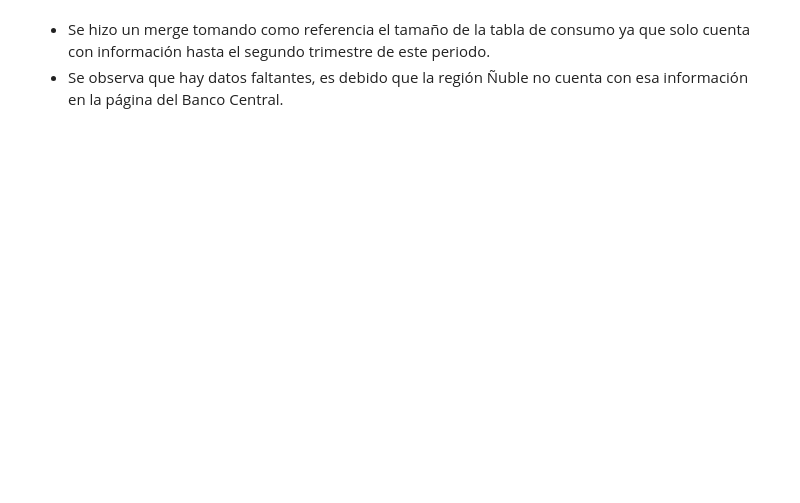
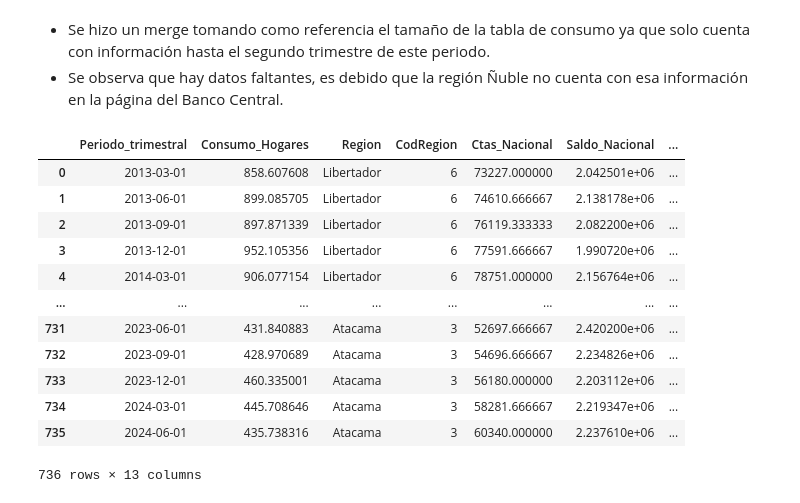
Before and after one commit to josegdotcom/imt2200-actividad-2024, a Jupyter notebook: datos de economia/Creación_Base_economía_banco_Central.ipynb, the cells around one changed output. Cells and saved outputs as stored; diff of their text form; code cells hidden in the pictures; blank space fills up the shorter version.

```diff
--- a/datos de economia/Creación_Base_economía_banco_Central.ipynb
+++ b/datos de economia/Creación_Base_economía_banco_Central.ipynb
@@ -255,10 +287,14 @@ path = '/content/drive/MyDrive/CD-FINAL/datos de economia/Datos_ordenados_1/'
 df_consumo_trimes = pd.read_parquet(f'{path}df_consumo_trimestral.parquet', engine='pyarrow')
 df_Ind_finan_trimes = pd.read_parquet(f'{path}df_Ind_finan_trimes.parquet', engine='pyarrow')
 df_Ind_des_trimes = pd.read_parquet(f'{path}df_Ind_des_trimes.parquet', engine='pyarrow')
+df_pib_reg_trimes = pd.read_parquet(f'{path}pib_regional.parquet', engine='pyarrow')
 # %%
 print('df_consumo_trimes:',df_consumo_trimes.shape)
 print('df_Ind_finan_trimes:',df_Ind_finan_trimes.shape)
 print('df_Ind_des_trimes:',df_Ind_des_trimes.shape)
+print('df_pib_reg_trimes:',df_pib_reg_trimes.shape)
+
+df_pib_reg_trimes.rename(columns={"fecha": "Periodo_trimestral", 'region': 'Region', "PIB": "pib regional"}, inplace=True)
 # %% [output]
 df_consumo_trimes: (736, 3)
 df_Ind_finan_trimes: (729, 7)
@@ -266,4 +306,6 @@ df_Ind_des_trimes: (752, 5)
 # %%
-df_economia_final = df_consumo_trimes.merge(df_Ind_finan_trimes, how = 'left', on = ['Periodo_trimestral','Region'])
-df_economia_final = df_economia_final.merge(df_Ind_des_trimes, how = 'left', on = ['Periodo_trimestral','Region'])
-df_economia_final.shape
+df_economia_final = df_consumo_trimes.merge(df_Ind_finan_trimes, how = 'left', on = ['Periodo_trimestral','Region', "Cod_Region"])
+df_economia_final = df_economia_final.merge(df_Ind_des_trimes, how = 'left', on = ['Periodo_trimestral','Region', "Cod_Region"])
+df_economia_final = df_economia_final.merge(df_pib_reg_trimes, how = 'left', on=['Periodo_trimestral','Region', "Cod_Region"])
+
+df_economia_final["Cod_Region"] = df_economia_final["Cod_Region"].astype(int)
@@ -293,5 +349,40 @@ memory usage: 63.4+ KB
 # %% [markdown]
 - Se hizo un merge tomando como referencia el tamaño de la tabla de consumo ya que solo cuenta con información hasta el segundo trimestre de este periodo.
 - Se observa que hay datos faltantes, es debido que la región Ñuble no cuenta con esa información en la página del Banco Central.
+# %%
+columnas = {
+    'Periodo_trimestral': 'Periodo_trimestral',
+    'Consumo_de_hogares_e_IPSFL': 'Consumo_Hogares',
+    'Region': 'Region',
+    'Cod_Region': 'CodRegion',
+    '1.Número de cuentas corrientes de personas naturales en moneda nacional': 'Ctas_Nacional',
+    '2.Saldo promedio de cuentas corrientes de personas naturales en moneda nacional (en pesos)': 'Saldo_Nacional',
+    '3.Número de cuentas corrientes de personas naturales en moneda extranjera': 'Ctas_Extranjera',
+    '4.Saldo promedio de cuentas corrientes de personas naturales en moneda extranjera (en pesos)': 'Saldo_Extranjero',
+    '5.Saldo de cuentas a la vista (en millones de pesos)': 'Saldo_Vista',
+    '1.Fuerza de trabajo (Miles de personas)': 'Fuerza_Trabajo',
+    '2.Ocupados (Miles de personas)': 'Ocupados',
+    '3.Tasa de desocupación (%)': 'Tasa_Desocupacion',
+    'pib regional': 'PIB_Regional'
+}
+
+# Aplicar el cambio de nombre
+df_economia_final.rename(columns=columnas, inplace=True)
+# %%
+df_economia_final
+# %% [output]
+|  | Periodo_trimestral | Consumo_Hogares | Region | CodRegion | Ctas_Nacional | Saldo_Nacional | ... |
+| 0 | 2013-03-01 | 858.607608 | Libertador | 6 | 73227.000000 | 2.042501e+06 | ... |
+| 1 | 2013-06-01 | 899.085705 | Libertador | 6 | 74610.666667 | 2.138178e+06 | ... |
+| 2 | 2013-09-01 | 897.871339 | Libertador | 6 | 76119.333333 | 2.082200e+06 | ... |
+| 3 | 2013-12-01 | 952.105356 | Libertador | 6 | 77591.666667 | 1.990720e+06 | ... |
+| 4 | 2014-03-01 | 906.077154 | Libertador | 6 | 78751.000000 | 2.156764e+06 | ... |
+| ... | ... | ... | ... | ... | ... | ... | ... |
+| 731 | 2023-06-01 | 431.840883 | Atacama | 3 | 52697.666667 | 2.420200e+06 | ... |
+| 732 | 2023-09-01 | 428.970689 | Atacama | 3 | 54696.666667 | 2.234826e+06 | ... |
+| 733 | 2023-12-01 | 460.335001 | Atacama | 3 | 56180.000000 | 2.203112e+06 | ... |
+| 734 | 2024-03-01 | 445.708646 | Atacama | 3 | 58281.666667 | 2.219347e+06 | ... |
+| 735 | 2024-06-01 | 435.738316 | Atacama | 3 | 60340.000000 | 2.237610e+06 | ... |
+736 rows × 13 columns
 # %%
 df_economia_final.to_parquet('/content/drive/MyDrive/CD-FINAL/datos de economia/df_economia_final.parquet', engine='pyarrow')
```
Also changed, not shown: parts of 11 cells of this notebook.
